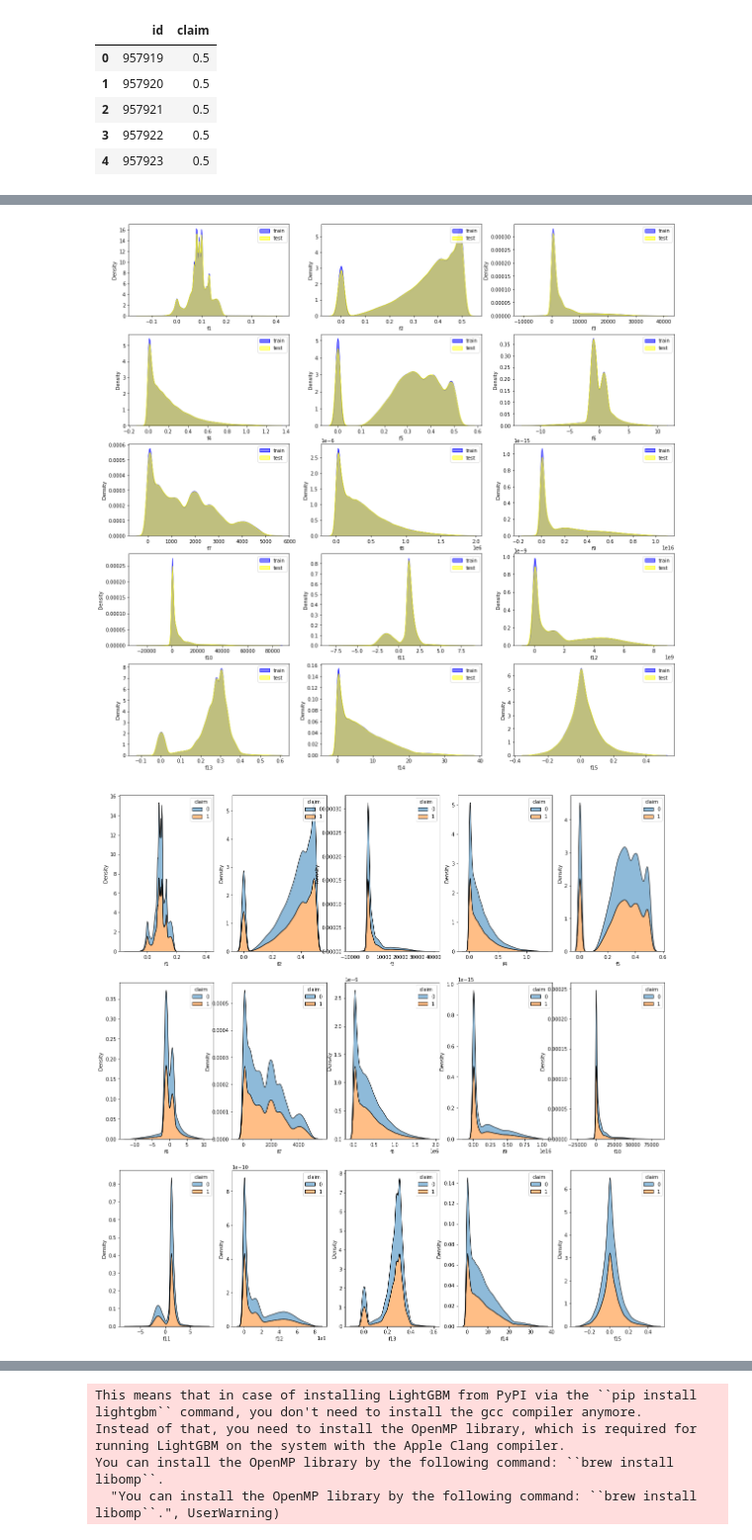
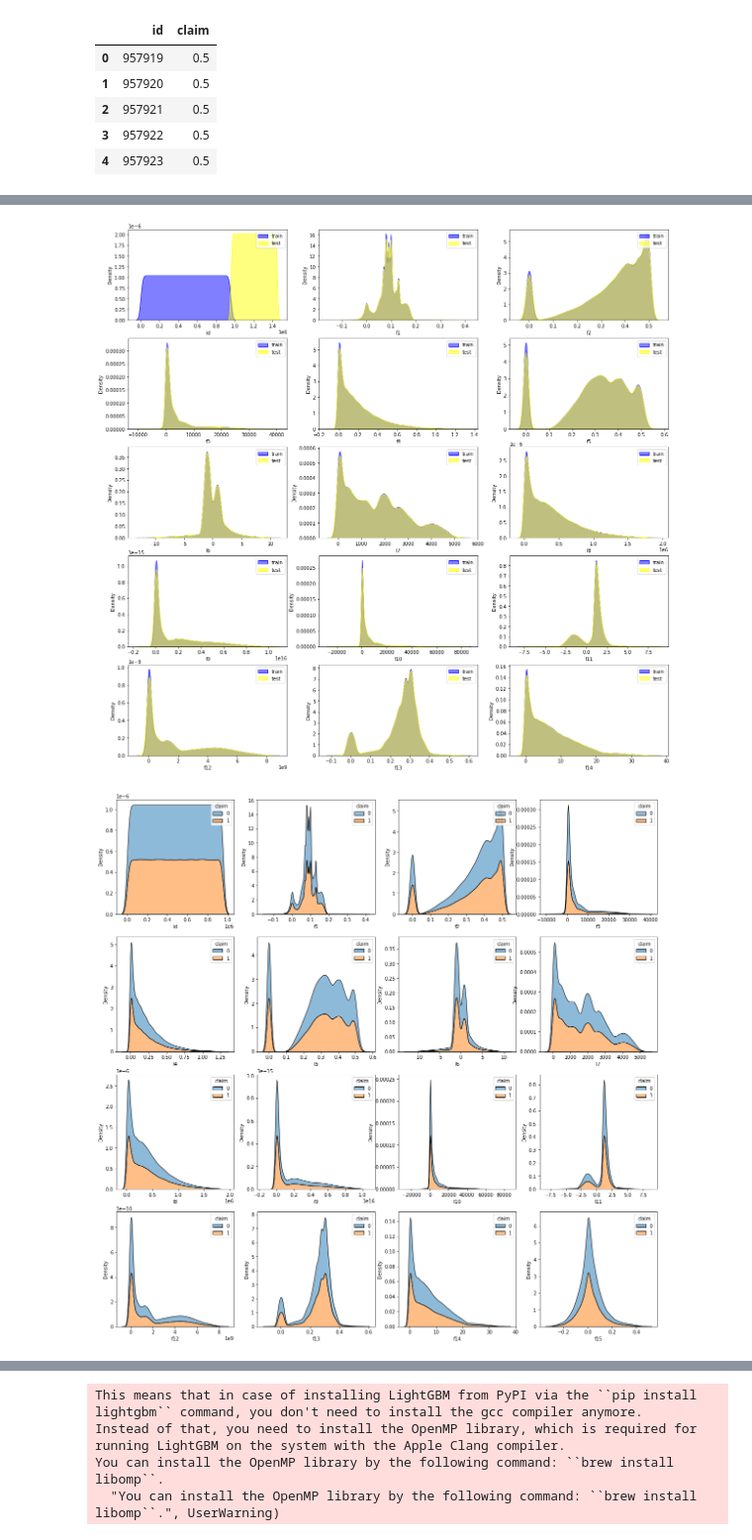
Before and after one commit to kenichiluna0627/tabular-playground-sep-2021, a Jupyter notebook: tabular_pg_sep2021.ipynb, the cells around one changed output, grey strips where cells are left out. Shown at 99% size. Cells and saved outputs as stored; diff of their text form; code cells hidden in the pictures.

```diff
--- a/tabular_pg_sep2021.ipynb
+++ b/tabular_pg_sep2021.ipynb
@@ -17,8 +17,8 @@ sample_solution.head()
 | 3 | 957922 | 0.5 |
 | 4 | 957923 | 0.5 |
 # %%
-train = train.drop(columns=['id'])
-train.head()
+X_train = train.drop(columns=['id', 'claim'])
+X_train.head()
 # %% [output]
 |  | f1 | f2 | f3 | f4 | f5 | f6 | f7 | f8 | f9 | f10 | ... | ... |
 | 0 | 0.10859 | 0.004314 | -37.566 | 0.017364 | 0.28915 | -10.25100 | 135.12 | 168900.0 | 3.992400e+14 | 86.489 | ... | ... |
@@ -80,15 +50,15 @@ for feature in train.columns[:15]:
     i += 1
 plt.show()
 # %% [output]
-[figure, old version]
+[figure, new version]
 # %%
 i =1
-fig, ax = plt.subplots(3,5,figsize=(20,20))
-for feature in train.columns[:15]:
-    plt.subplot(3,5,i)
+fig, ax = plt.subplots(4,4,figsize=(20,20))
+for feature in train.columns[:16]:
+    plt.subplot(4,4,i)
     ax = sns.kdeplot(train[feature], hue=train['claim'], shade=True, multiple="stack", alpha=0.5)
     plt.xlabel(feature)
     i += 1
 plt.show()
 # %% [output]
-[figure, old version]
+[figure, new version]
```
Also changed, not shown: parts of 17 cells of this notebook, 1 other file.
